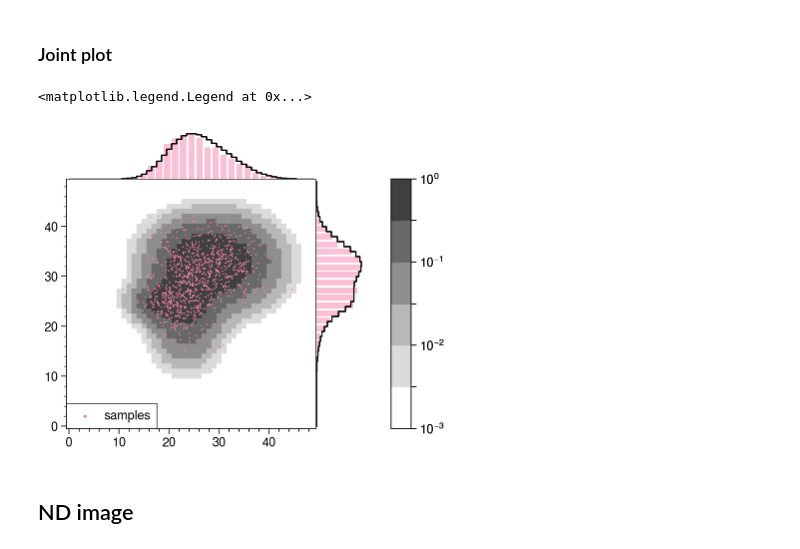
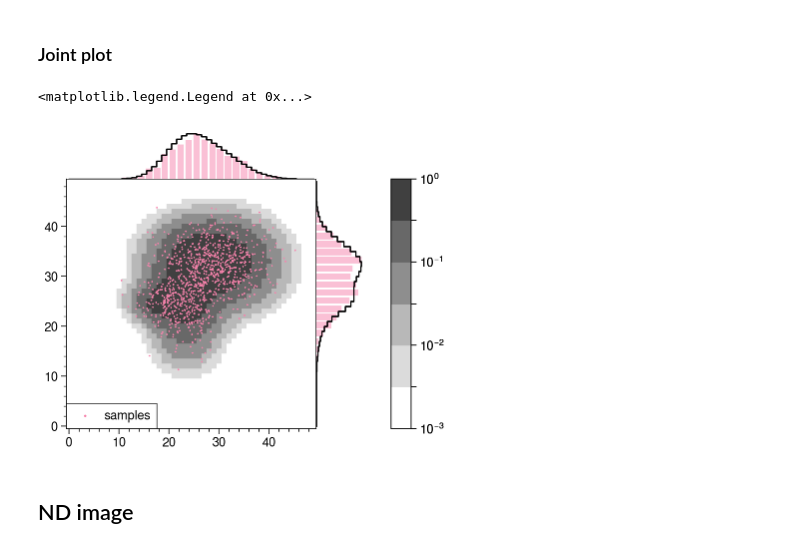
Before and after one commit to austin-hoover/ps-dist, a Jupyter notebook: examples/image.ipynb, the cells around one changed output. Drawn from its saved outputs; the diff is of its cells as text; code cells hidden in the pictures.

```diff
--- a/examples/image.ipynb
+++ b/examples/image.ipynb
@@ -56,20 +56,20 @@ for ax, kind in zip(axs, ['pcolor', 'contourf', 'contour']):
 # %%
 g = psv.image.joint(
     f, coords=None,
     cmap=pplt.Colormap('greys', left=0.0, right=0.8), norm='log',
     colorbar=True, discrete=True, vmax=1.0,
 )
 g.plot_cloud(
     ps.image.sample_grid(f, coords=None, samples=1000),
     marg_hist_kws=dict(bins='auto'),
-    kind='scatter', size=0.2, color='pink4',
+    kind='scatter', s=1.5, color='pink4',
     marg_kws=dict(kind='bar', color='pink4', alpha=0.5),
     label='samples',
 )
 g.ax.legend(ms=3, loc='ll')
 # %% [output]
 <matplotlib.legend.Legend at 0x...>
-[figure, old version]
+[figure, new version]
 # %% [markdown]
 ## ND image
 # %%
```
Also changed, not shown: parts of 6 cells of this notebook, 3 other files.
